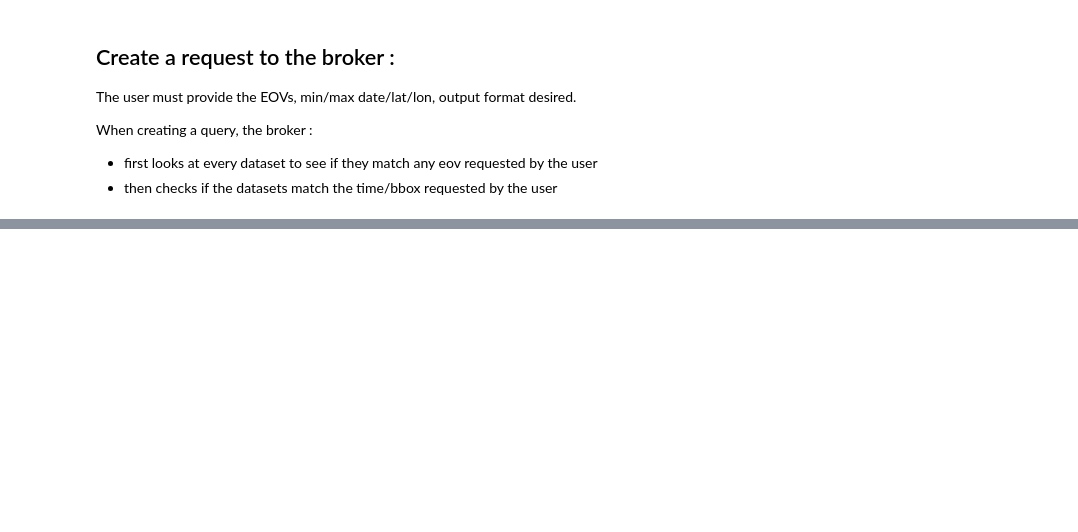
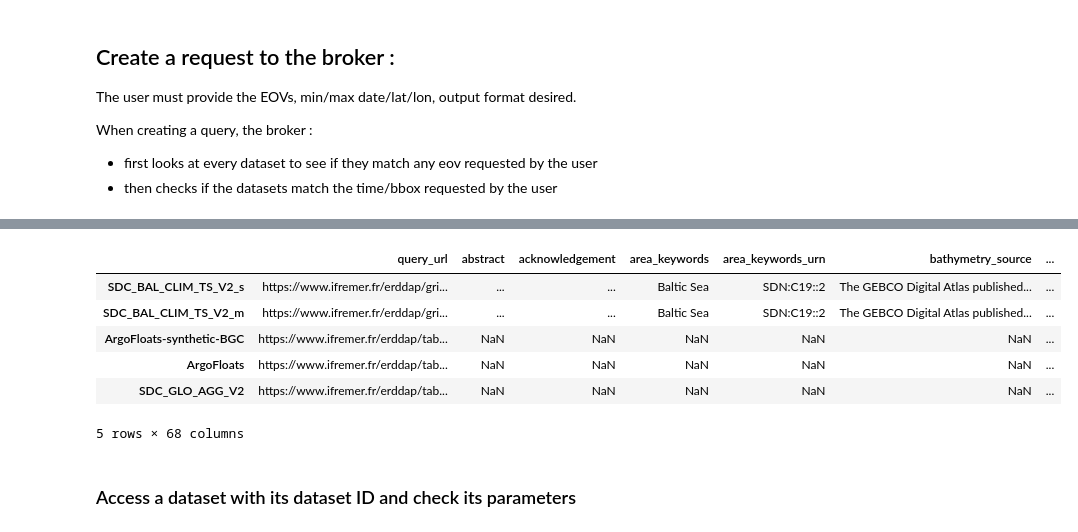
Before and after one commit to envri-fair/marine-eov-broker, a Jupyter notebook: EnvriHub Marine EOV Broker.ipynb, the cells around one changed output, grey strips where cells are left out. Saved outputs shown, nothing was run; the diff lists cells and outputs as text; code cells hidden in the pictures; blank space fills up the shorter version.

```diff
--- a/EnvriHub Marine EOV Broker.ipynb
+++ b/EnvriHub Marine EOV Broker.ipynb
@@ -145,0 +62,12 @@ df
+# %%
+response.queries
+# %% [output]
+|  | query_url | abstract | acknowledgement | area_keywords | area_keywords_urn | bathymetry_source | ... |
+| SDC_BAL_CLIM_TS_V2_s | https://www.ifremer.fr/erddap/gri... | ... | ... | Baltic Sea | SDN:C19::2 | The GEBCO Digital Atlas published... | ... |
+| SDC_BAL_CLIM_TS_V2_m | https://www.ifremer.fr/erddap/gri... | ... | ... | Baltic Sea | SDN:C19::2 | The GEBCO Digital Atlas published... | ... |
+| ArgoFloats-synthetic-BGC | https://www.ifremer.fr/erddap/tab... | NaN | NaN | NaN | NaN | NaN | ... |
+| ArgoFloats | https://www.ifremer.fr/erddap/tab... | NaN | NaN | NaN | NaN | NaN | ... |
+| SDC_GLO_AGG_V2 | https://www.ifremer.fr/erddap/tab... | NaN | NaN | NaN | NaN | NaN | ... |
+5 rows × 68 columns
+# %% [markdown]
+### Access a dataset with its dataset ID and check its parameters
```
Also changed, not shown: parts of 24 cells of this notebook, 1 other file.
